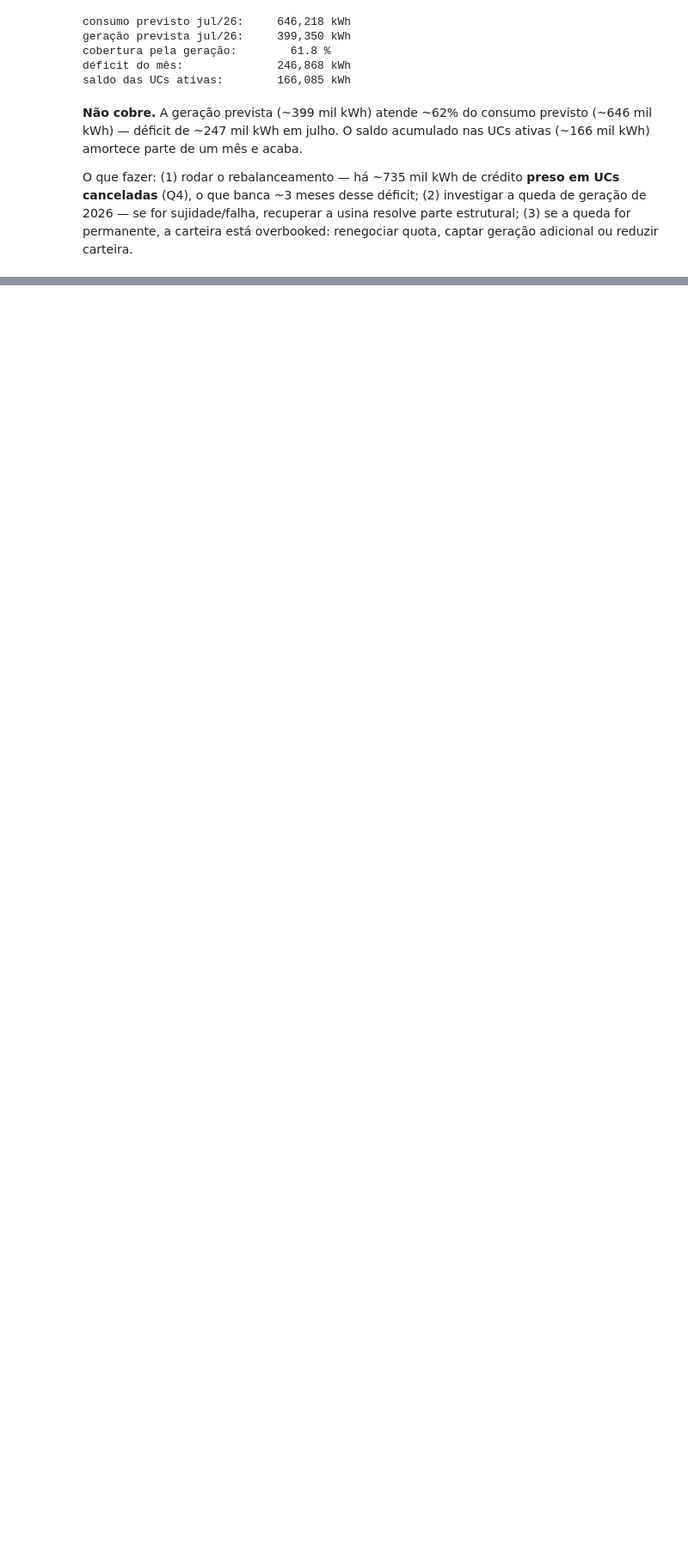
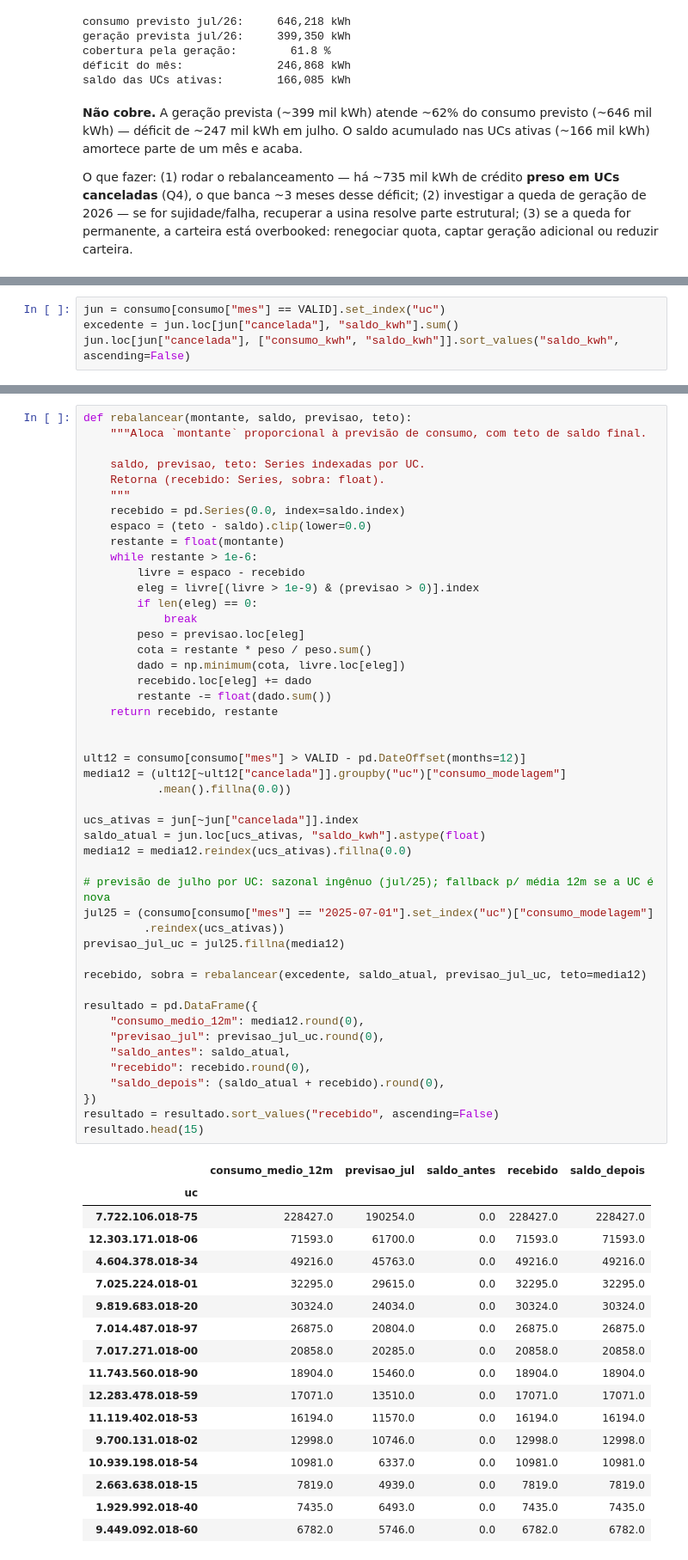
Before and after one commit to ricardomdcj/Pesquisador-em-Ciencia-de-Dados-PD-Inteligencia-Energetica-Bolsista-10072026, a Jupyter notebook: solucao.ipynb, the cells around one changed output, grey strips where cells are left out. Shown at 86% size. Cells and saved outputs as stored; diff of their text form; blank space fills up the shorter version.

Commit message:
Q4: rebalanceamento do credito preso nas UCs canceladas

```diff
--- a/solucao.ipynb
+++ b/solucao.ipynb
@@ -520,0 +527,4 @@ geração adicional ou reduzir carteira.
+# %%
+jun = consumo[consumo["mes"] == VALID].set_index("uc")
+excedente = jun.loc[jun["cancelada"], "saldo_kwh"].sum()
+jun.loc[jun["cancelada"], ["consumo_kwh", "saldo_kwh"]].sort_values("saldo_kwh", ascending=False)
@@ -520,0 +559,65 @@ geração adicional ou reduzir carteira.
+# %%
+def rebalancear(montante, saldo, previsao, teto):
+    """Aloca `montante` proporcional à previsão de consumo, com teto de saldo final.
+
+    saldo, previsao, teto: Series indexadas por UC.
+    Retorna (recebido: Series, sobra: float).
+    """
+    recebido = pd.Series(0.0, index=saldo.index)
+    espaco = (teto - saldo).clip(lower=0.0)
+    restante = float(montante)
+    while restante > 1e-6:
+        livre = espaco - recebido
+        eleg = livre[(livre > 1e-9) & (previsao > 0)].index
+        if len(eleg) == 0:
+            break
+        peso = previsao.loc[eleg]
+        cota = restante * peso / peso.sum()
+        dado = np.minimum(cota, livre.loc[eleg])
+        recebido.loc[eleg] += dado
+        restante -= float(dado.sum())
+    return recebido, restante
+
+
+ult12 = consumo[consumo["mes"] > VALID - pd.DateOffset(months=12)]
+media12 = (ult12[~ult12["cancelada"]].groupby("uc")["consumo_modelagem"]
+           .mean().fillna(0.0))
+
+ucs_ativas = jun[~jun["cancelada"]].index
+saldo_atual = jun.loc[ucs_ativas, "saldo_kwh"].astype(float)
+media12 = media12.reindex(ucs_ativas).fillna(0.0)
+
+# previsão de julho por UC: sazonal ingênuo (jul/25); fallback p/ média 12m se a UC é nova
+jul25 = (consumo[consumo["mes"] == "2025-07-01"].set_index("uc")["consumo_modelagem"]
+         .reindex(ucs_ativas))
+previsao_jul_uc = jul25.fillna(media12)
+
+recebido, sobra = rebalancear(excedente, saldo_atual, previsao_jul_uc, teto=media12)
+
+resultado = pd.DataFrame({
+    "consumo_medio_12m": media12.round(0),
+    "previsao_jul": previsao_jul_uc.round(0),
+    "saldo_antes": saldo_atual,
+    "recebido": recebido.round(0),
+    "saldo_depois": (saldo_atual + recebido).round(0),
+})
+resultado = resultado.sort_values("recebido", ascending=False)
+resultado.head(15)
+# %% [output]
+|  | consumo_medio_12m | previsao_jul | saldo_antes | recebido | saldo_depois |
+| uc |  |  |  |  |  |
+| 7.722.106.018-75 | 228427.0 | 190254.0 | 0.0 | 228427.0 | 228427.0 |
+| 12.303.171.018-06 | 71593.0 | 61700.0 | 0.0 | 71593.0 | 71593.0 |
+| 4.604.378.018-34 | 49216.0 | 45763.0 | 0.0 | 49216.0 | 49216.0 |
+| 7.025.224.018-01 | 32295.0 | 29615.0 | 0.0 | 32295.0 | 32295.0 |
+| 9.819.683.018-20 | 30324.0 | 24034.0 | 0.0 | 30324.0 | 30324.0 |
+| 7.014.487.018-97 | 26875.0 | 20804.0 | 0.0 | 26875.0 | 26875.0 |
+| 7.017.271.018-00 | 20858.0 | 20285.0 | 0.0 | 20858.0 | 20858.0 |
+| 11.743.560.018-90 | 18904.0 | 15460.0 | 0.0 | 18904.0 | 18904.0 |
+| 12.283.478.018-59 | 17071.0 | 13510.0 | 0.0 | 17071.0 | 17071.0 |
+| 11.119.402.018-53 | 16194.0 | 11570.0 | 0.0 | 16194.0 | 16194.0 |
+| 9.700.131.018-02 | 12998.0 | 10746.0 | 0.0 | 12998.0 | 12998.0 |
+| 10.939.198.018-54 | 10981.0 | 6337.0 | 0.0 | 10981.0 | 10981.0 |
+| 2.663.638.018-15 | 7819.0 | 4939.0 | 0.0 | 7819.0 | 7819.0 |
+| 1.929.992.018-40 | 7435.0 | 6493.0 | 0.0 | 7435.0 | 7435.0 |
+| 9.449.092.018-60 | 6782.0 | 5746.0 | 0.0 | 6782.0 | 6782.0 |
```
Also changed, not shown: parts of 6 cells of this notebook.
